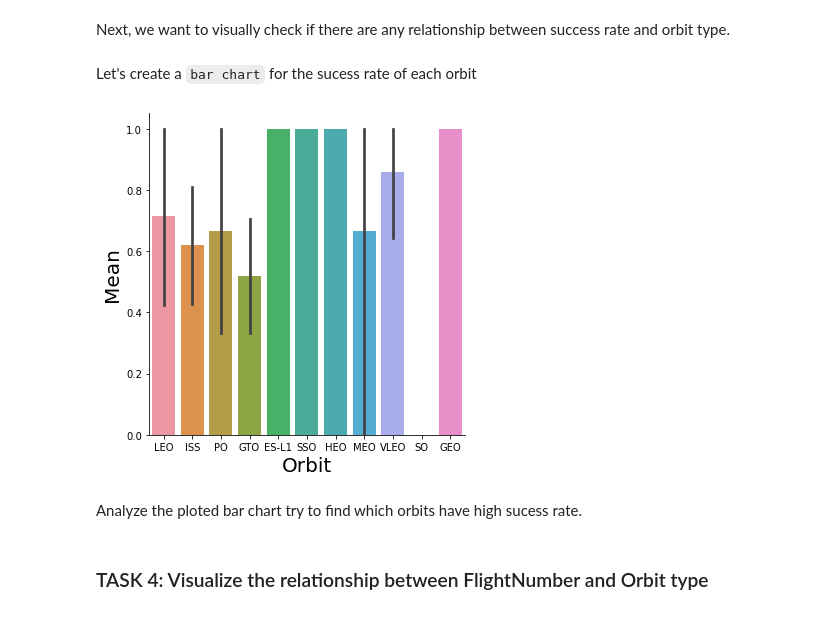
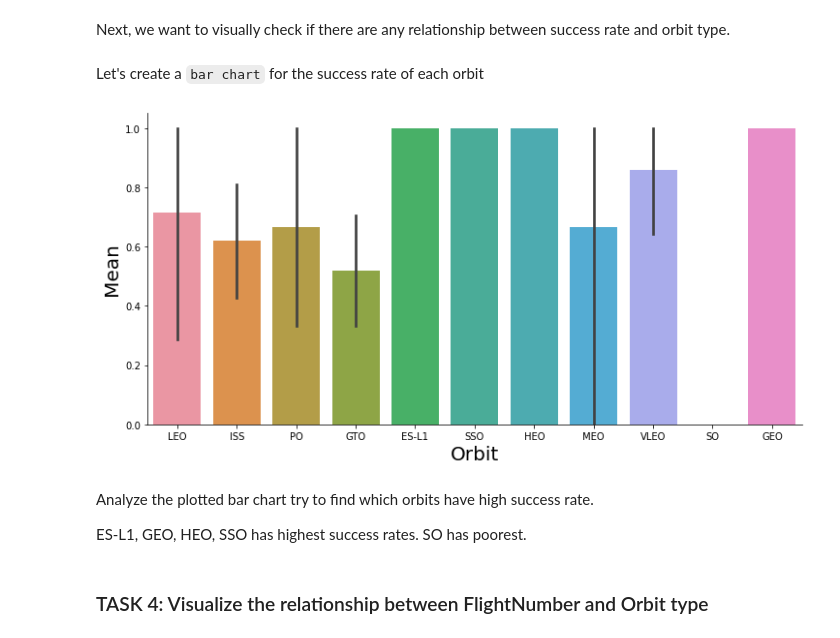
Before and after one commit to rhod-dev/IBM-datascience-capstone-spacex, a Jupyter notebook: EDA with Visualisation Lab 5.ipynb, the cells around one changed output. Saved outputs shown, nothing was run; the diff lists cells and outputs as text; code cells hidden in the pictures.

```diff
--- a/EDA with Visualisation Lab 5.ipynb
+++ b/EDA with Visualisation Lab 5.ipynb
@@ -111,19 +111,21 @@ Now if you observe Payload Vs. Launch Site scatter point chart you will find for
 # %% [markdown]
 Next, we want to visually check if there are any relationship between success rate and orbit type.
 # %% [markdown]
-Let's create a `bar chart` for the sucess rate of each orbit
+Let's create a `bar chart` for the success rate of each orbit
 # %%
 # HINT use groupby method on Orbit column and get the mean of Class column
 df.groupby(['Orbit']).mean()
 
-sns.catplot(x="Orbit",y="Class", kind="bar",data=df)
+sns.catplot(x="Orbit",y="Class", kind="bar",data=df, aspect=2)
 plt.xlabel("Orbit",fontsize=20)
 plt.ylabel("Mean",fontsize=20)
 plt.show()
 # %% [output]
-[figure, old version]
+[figure, new version]
 # %% [markdown]
-Analyze the ploted bar chart try to find which orbits have high sucess rate.
+Analyze the plotted bar chart try to find which orbits have high success rate.
+
+ES-L1, GEO, HEO, SSO has highest success rates. SO has poorest.
 # %% [markdown]
 ### TASK  4: Visualize the relationship between FlightNumber and Orbit type
 # %% [markdown]
```
Also changed, not shown: parts of 8 cells of this notebook.
